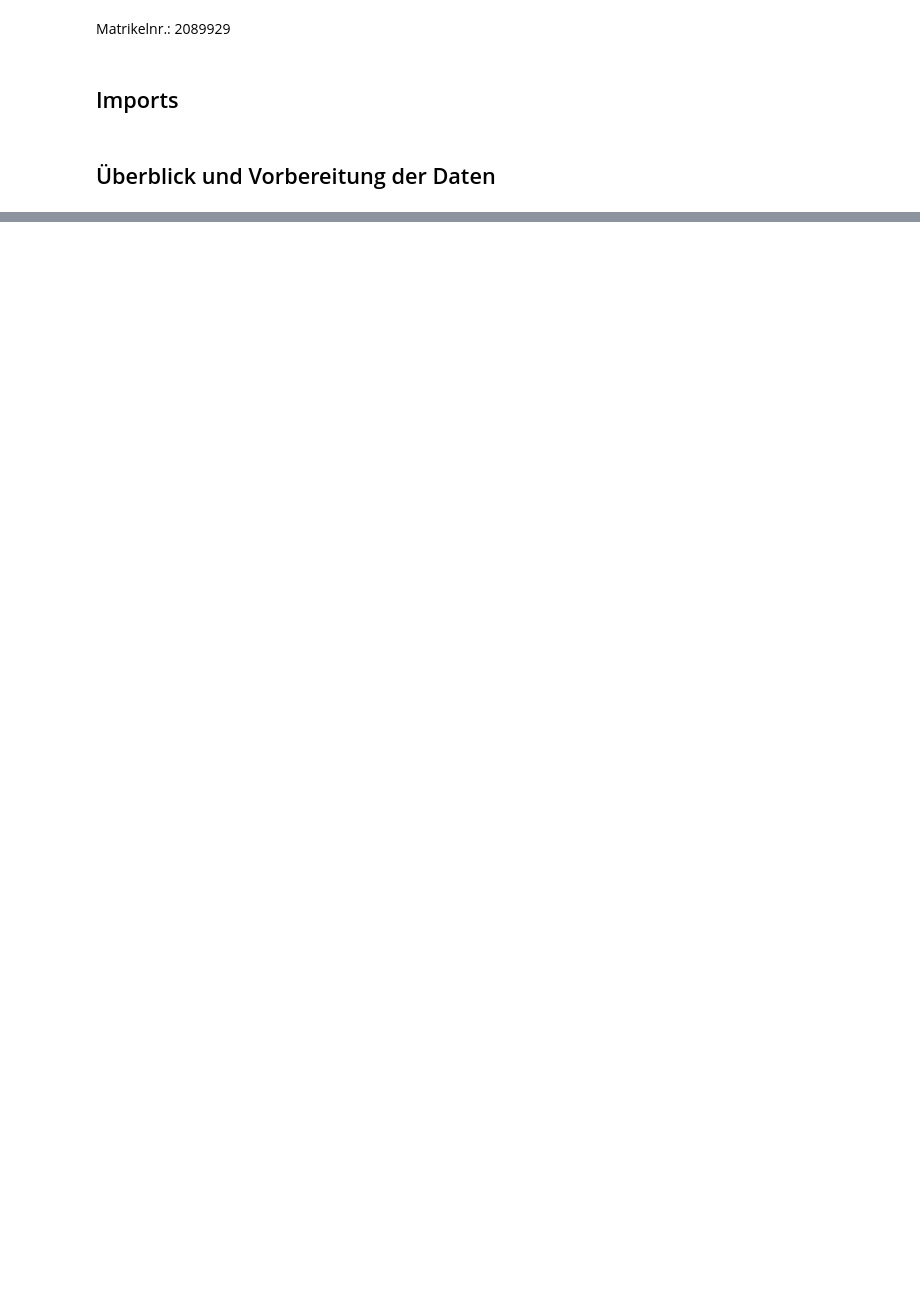
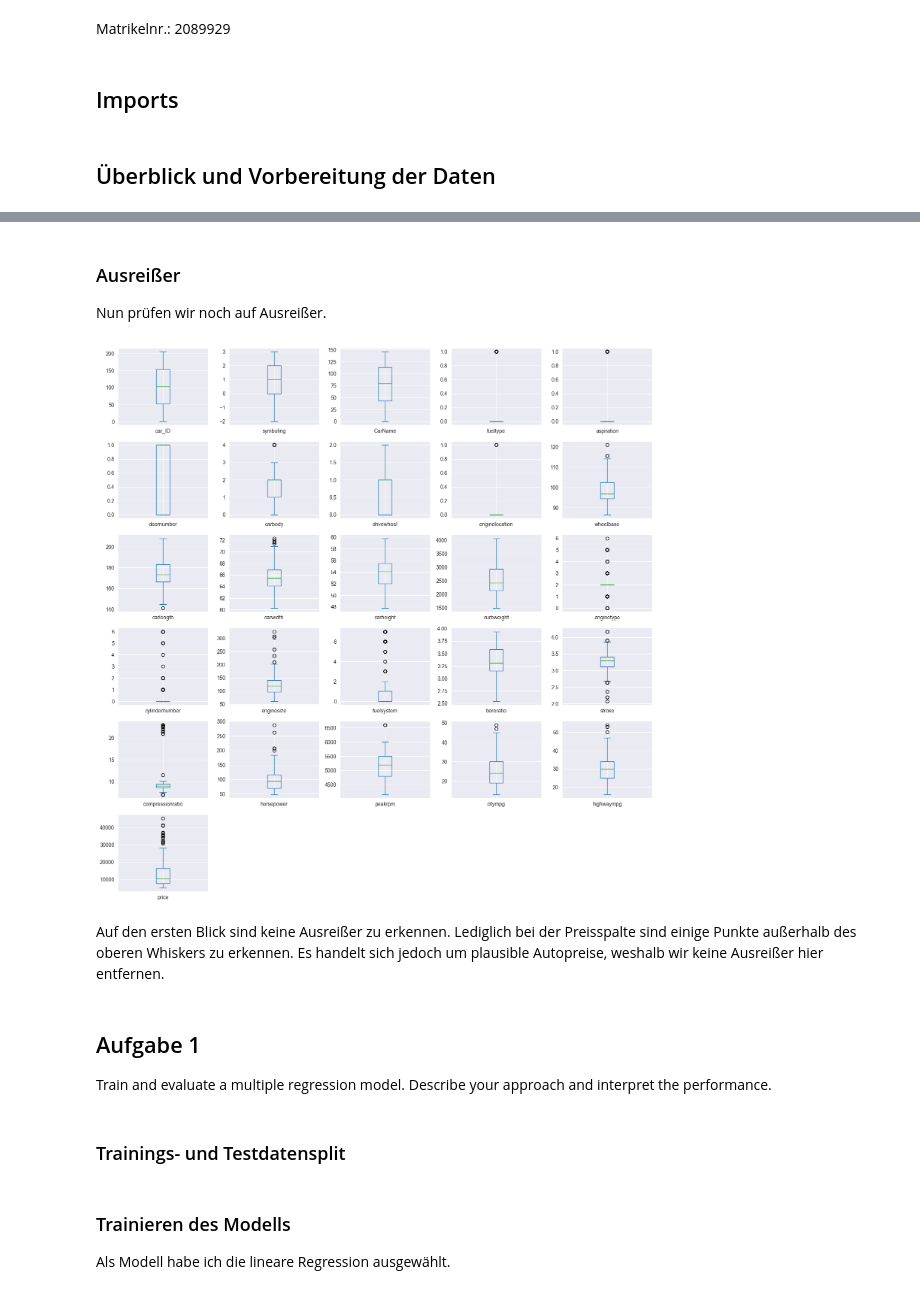
Before and after one commit to leonbittner/dasciws2324, a Jupyter notebook: 02_regression/02_regression.ipynb, the cells around one changed output, grey strips where cells are left out. Saved outputs shown, nothing was run; the diff lists cells and outputs as text; code cells hidden in the pictures; blank space fills up the shorter version.

Commit message:
feat: assignment 2 aufgabe 1

```diff
--- a/02_regression/02_regression.ipynb
+++ b/02_regression/02_regression.ipynb
@@ -32,0 +78,24 @@ df_car_price = pd.read_csv('02_Regression_CarPrice.csv')
+# %%
+# Mapping erstellen für alle nicht-numerischen Werte in den Daten
+car_name_mapping = {value: idx for idx, value in enumerate(df_car_price['CarName'].unique())}
+fueltype_mapping = {value: idx for idx, value in enumerate(df_car_price['fueltype'].unique())}
+aspiration_mapping = {value: idx for idx, value in enumerate(df_car_price['aspiration'].unique())}
+doornumber_mapping = {value: idx for idx, value in enumerate(df_car_price['doornumber'].unique())}
+carbody_mapping = {value: idx for idx, value in enumerate(df_car_price['carbody'].unique())}
+drivewheel_mapping = {value: idx for idx, value in enumerate(df_car_price['drivewheel'].unique())}
+enginelocation_mapping = {value: idx for idx, value in enumerate(df_car_price['enginelocation'].unique())}
+enginetype_mapping = {value: idx for idx, value in enumerate(df_car_price['enginetype'].unique())}
+cylindernumber_mapping = {value: idx for idx, value in enumerate(df_car_price['cylindernumber'].unique())}
+fuelsystem_mapping = {value: idx for idx, value in enumerate(df_car_price['fuelsystem'].unique())}
+
+# Spalten encoden
+df_car_price['CarName'] = df_car_price['CarName'].replace(car_name_mapping)
+df_car_price['fueltype'] = df_car_price['fueltype'].replace(fueltype_mapping)
+df_car_price['aspiration'] = df_car_price['aspiration'].replace(aspiration_mapping)
+df_car_price['doornumber'] = df_car_price['doornumber'].replace(doornumber_mapping)
+df_car_price['carbody'] = df_car_price['carbody'].replace(carbody_mapping)
+df_car_price['drivewheel'] = df_car_price['drivewheel'].replace(drivewheel_mapping)
+df_car_price['enginelocation'] = df_car_price['enginelocation'].replace(enginelocation_mapping)
+df_car_price['enginetype'] = df_car_price['enginetype'].replace(enginetype_mapping)
+df_car_price['cylindernumber'] = df_car_price['cylindernumber'].replace(cylindernumber_mapping)
+df_car_price['fuelsystem'] = df_car_price['fuelsystem'].replace(fuelsystem_mapping)
@@ -32,0 +125,17 @@ df_car_price = pd.read_csv('02_Regression_CarPrice.csv')
+# %% [markdown]
+### Ausreißer
+Nun prüfen wir noch auf Ausreißer.
+# %%
+# Erstellen eines Boxplots
+df_car_price.plot(kind='box', subplots=True, layout=(6,5), figsize=(15, 15))
+plt.tight_layout()
+plt.show()
+# %% [output]
+[figure, added]
+# %% [markdown]
+Auf den ersten Blick sind keine Ausreißer zu erkennen. Lediglich bei der Preisspalte sind einige Punkte außerhalb des oberen Whiskers zu erkennen. Es handelt sich jedoch um plausible Autopreise, weshalb wir keine Ausreißer hier entfernen.
+# %% [markdown]
+## Aufgabe 1
+Train and evaluate a multiple regression model. Describe your approach and interpret the performance.
+# %% [markdown]
+### Trainings- und Testdatensplit
@@ -32,0 +156,3 @@ df_car_price = pd.read_csv('02_Regression_CarPrice.csv')
+# %% [markdown]
+### Trainieren des Modells
+Als Modell habe ich die lineare Regression ausgewählt.
```
Also changed, not shown: parts of 21 cells of this notebook, 1 other file.
